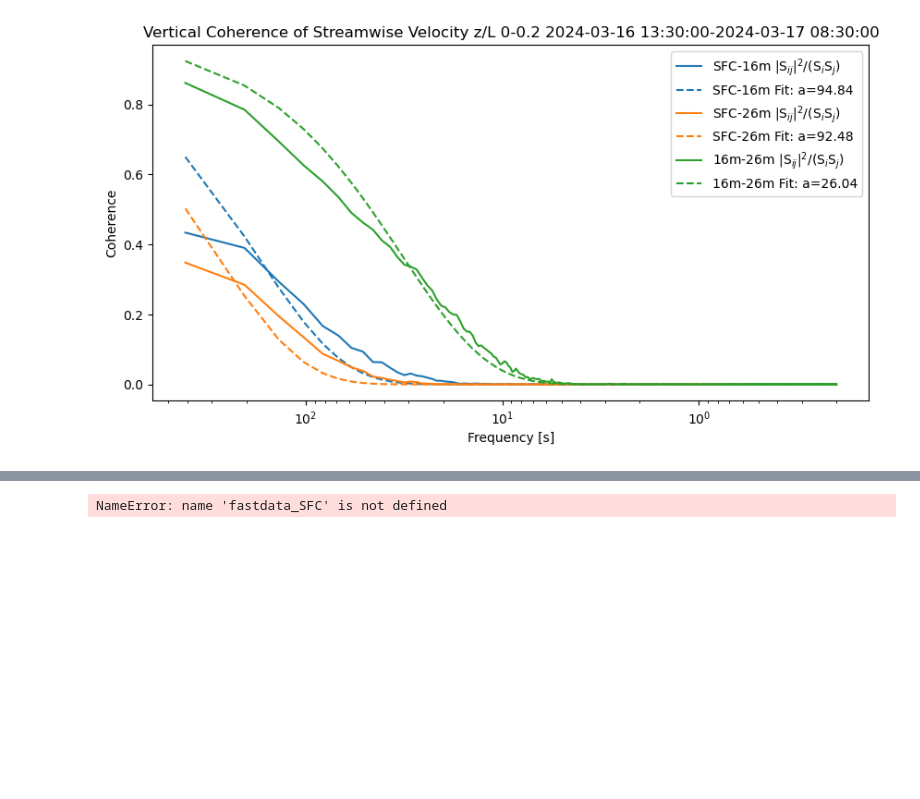
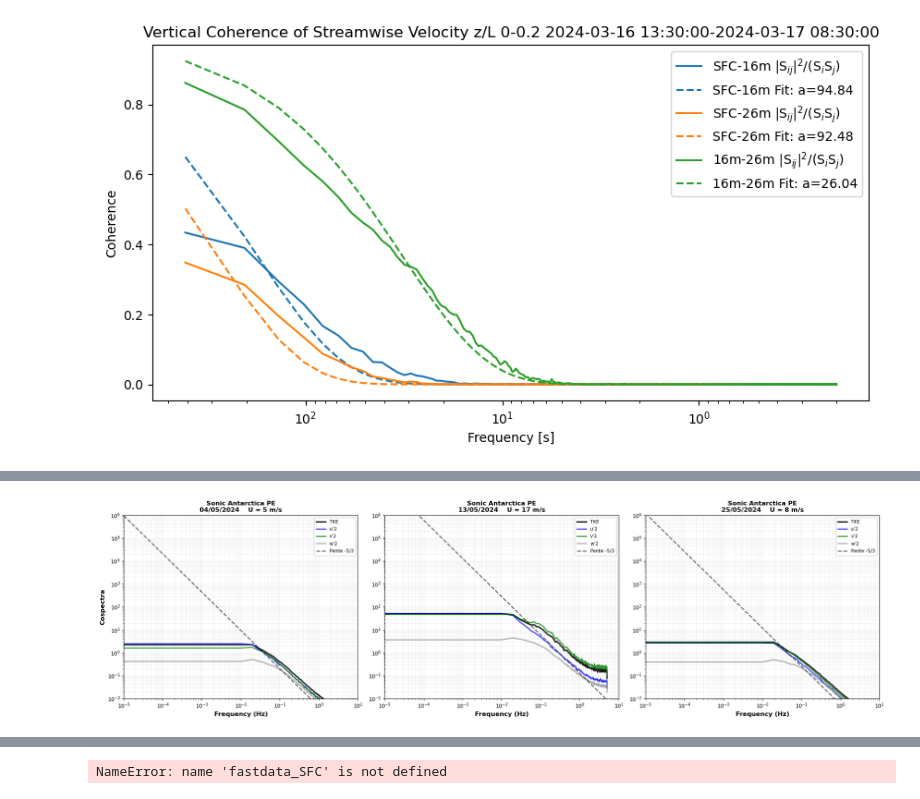
Before and after one commit to Rainette9/DataProcessingScripts, a Jupyter notebook: notebooks/Power_spectra.ipynb, the cells around one changed output, grey strips where cells are left out. Cells and saved outputs as stored; diff of their text form; code cells hidden in the pictures; blank space fills up the shorter version.

```diff
--- a/notebooks/Power_spectra.ipynb
+++ b/notebooks/Power_spectra.ipynb
@@ -386,2 +415,5 @@ Processing period: 2024-11-06_13:30:00 to 2024-11-07_21:00:00
 # %% [output]
 [figure]
+# %%
+fastdata = load_fastdata_nDR('/home/engbers/Documents/PhD/EC_data_convert/SFC/',
+                            period['start'], period['end'])
@@ -387,0 +436,89 @@ Processing period: 2024-11-06_13:30:00 to 2024-11-07_21:00:00
+# %%
+# Define multiple time periods to analyze
+periods = [
+    {'start': '2024-05-04_00:00:00', 'end': '2024-05-05_00:00:00', 'label': '04/05/2024'},
+    {'start': '2024-05-13_00:00:00', 'end': '2024-05-14_00:00:00', 'label': '13/05/2024'},
+    {'start': '2024-05-25_00:00:00', 'end': '2024-05-26_00:00:00', 'label': '25/05/2024'},
+]
+
+# Create multi-panel figure
+n_periods = len(periods)
+fig, axes = plt.subplots(1, n_periods, figsize=(7*n_periods, 6))
+if n_periods == 1:
+    axes = [axes]
+
+fs = 10  # Hz
+f_inertial = np.logspace(-5, 1, 100)  # Extended frequency range
+
+# Colors matching the reference image
+colors = {'TKE': 'black', 'u': 'blue', 'v': 'green', 'w': 'gray'}
+labels = {'TKE': 'TKE', 'u': "u'2", 'v': "v'2", 'w': "w'2"}
+
+for idx, period in enumerate(periods):
+    ax = axes[idx]
+
+    # Load data for this period
+    fastdata = load_fastdata('/home/engbers/Documents/PhD/EC_data_convert/CSAT_26m_DR/',
+                             period['start'], period['end'])
+
+    if fastdata.empty:
+        print(f"No data for period {period['label']}")
+        continue
+
+    # Calculate mean wind speed
+    U_mean = fastdata['Ux'].mean()
+
+    # Compute power spectra
+    f, Suu = welch(fastdata['Ux'].dropna(), fs=fs, nperseg=4096/4, detrend='linear')
+    _, Svv = welch(fastdata['Uy'].dropna(), fs=fs, nperseg=4096/4, detrend='linear')
+    _, Sww = welch(fastdata['Uz'].dropna(), fs=fs, nperseg=4096/4, detrend='linear')
+
+    # Compute TKE spectrum
+    S_TKE = 0.5 * (Suu + Svv + Sww)
+
+    # Plot spectra
+    ax.loglog(f, S_TKE, '-', linewidth=2.5, label=labels['TKE'], color=colors['TKE'], alpha=0.9)
+    ax.loglog(f, Suu, '-', linewidth=2, label=labels['u'], color=colors['u'], alpha=0.8)
+    ax.loglog(f, Svv, '-', linewidth=2, label=labels['v'], color=colors['v'], alpha=0.8)
+    ax.loglog(f, Sww, '-', linewidth=2, label=labels['w'], color=colors['w'], alpha=0.7)
+
+    # Add -5/3 reference line
+    C_ref = 0.5 * S_TKE[np.argmin(np.abs(f - 0.1))] / (0.1**(-5/3))
+    S_kolmogorov = C_ref * f_inertial**(-5/3)
+    ax.loglog(f_inertial, S_kolmogorov, 'k--', linewidth=2, label='Pente -5/3', alpha=0.6)
+
+    # Formatting
+    ax.set_xlabel('Frequency (Hz)', fontsize=12, fontweight='bold')
+    if idx == 0:
+        ax.set_ylabel('Cospectra', fontsize=12, fontweight='bold')
+
+    # Title with location, date, and wind speed
+    title = f"Sonic Antarctica PE\n{period['label']}"
+    if not np.isnan(U_mean):
+        title += f"    U = {U_mean:.0f} m/s"
+    ax.set_title(title, fontsize=12, fontweight='bold')
+
+    # Grid and limits
+    ax.grid(True, alpha=0.3, which='both', linestyle='-', linewidth=0.5)
+    ax.set_xlim(1e-5, 10)
+    ax.set_ylim(1e-2, 1e6)
+    ax.tick_params(labelsize=10)
+
+    # Legend
+    ax.legend(fontsize=9, loc='upper right', framealpha=0.9)
+
+plt.tight_layout()
+plt.show()
+
+# Print statistics for all periods
+print("Power Spectra Statistics:")
+print("="*80)
+# for period in periods:
+#     fastdata = load_fastdata_nDR('/home/engbers/Documents/PhD/EC_data_convert/SFC/',
+#                              period['start'], period['end'])
+#     if not fastdata.empty:
+#         U_mean = fastdata['Ux'].mean()
+#         TKE_var = 0.5 * (fastdata['Ux'].var() + fastdata['Uy'].var() + fastdata['Uz'].var())
+#         print(f"{period['label']:>12}: U = {U_mean:>5.2f} m/s, TKE = {TKE_var:>6.3f} m²/s²")
+# %% [output]
+[figure, added]
```
Also changed, not shown: parts of 8 cells of this notebook, 6 other files.
